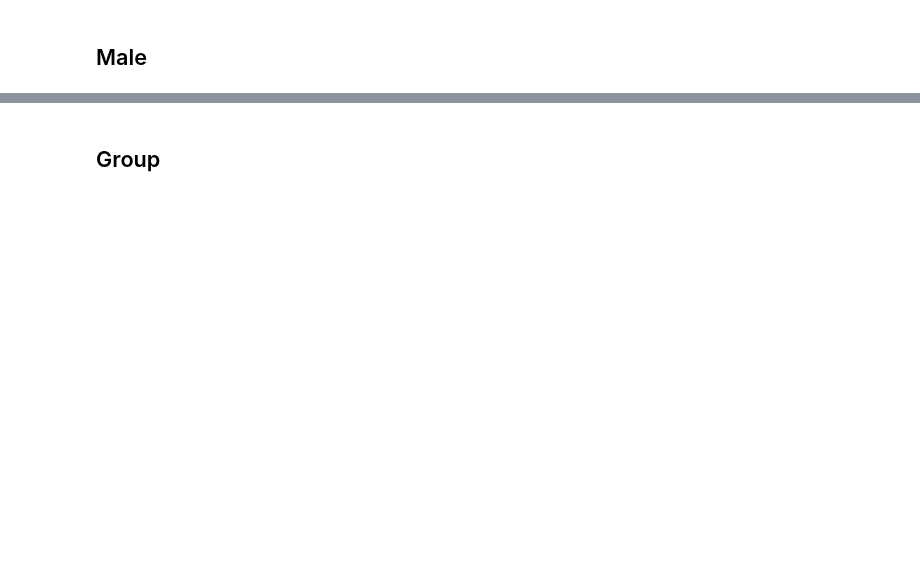
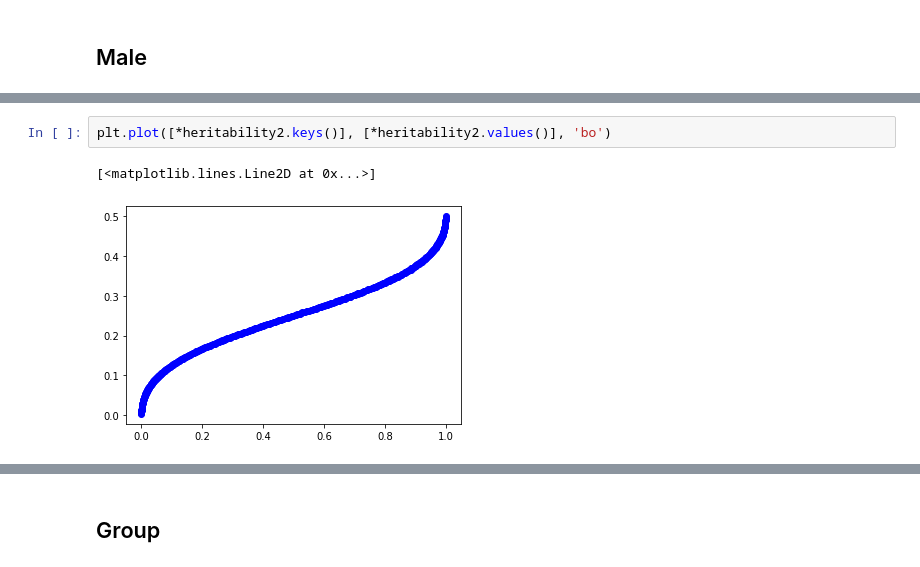
Before and after one commit to kevinrosenfield/FertilitySignalsABM, a Jupyter notebook: ReproductiveSkewSimulations.ipynb, the cells around one changed output, grey strips where cells are left out. Drawn from its saved outputs; the diff is of its cells as text; blank space fills up the shorter version.

```diff
--- a/ReproductiveSkewSimulations.ipynb
+++ b/ReproductiveSkewSimulations.ipynb
@@ -86,0 +147,5 @@ class male:
+# %%
+plt.plot([*heritability2.keys()], [*heritability2.values()], 'bo')
+# %% [output]
+[<matplotlib.lines.Line2D at 0x...>]
+[figure, added]
```
Also changed, not shown: parts of 32 cells of this notebook, 3 other files.
